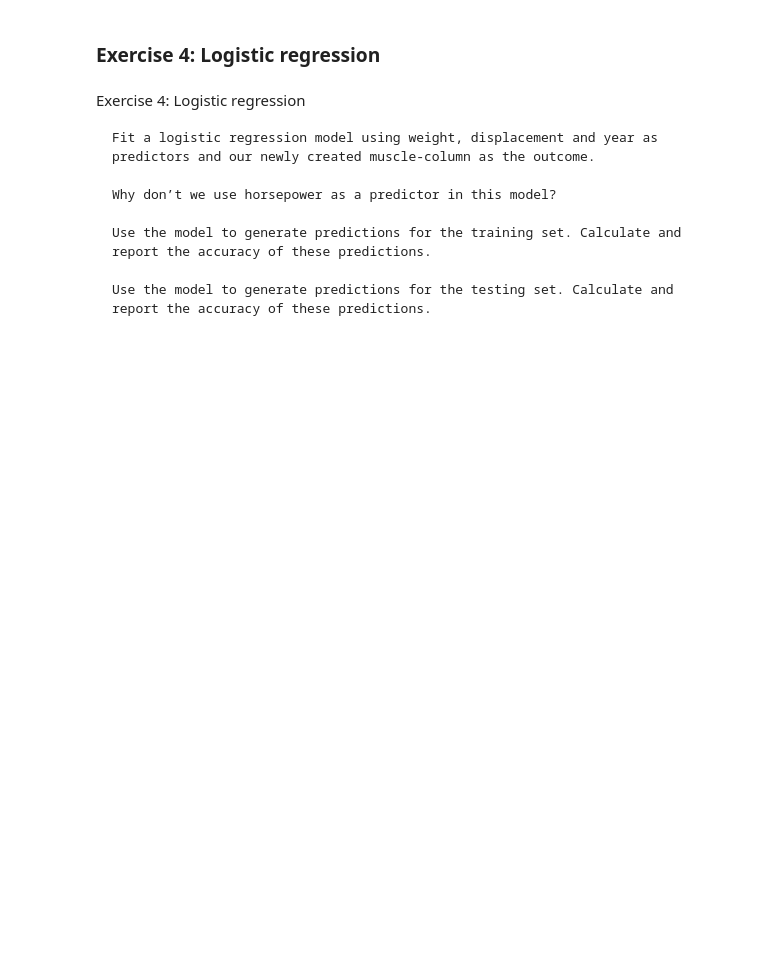
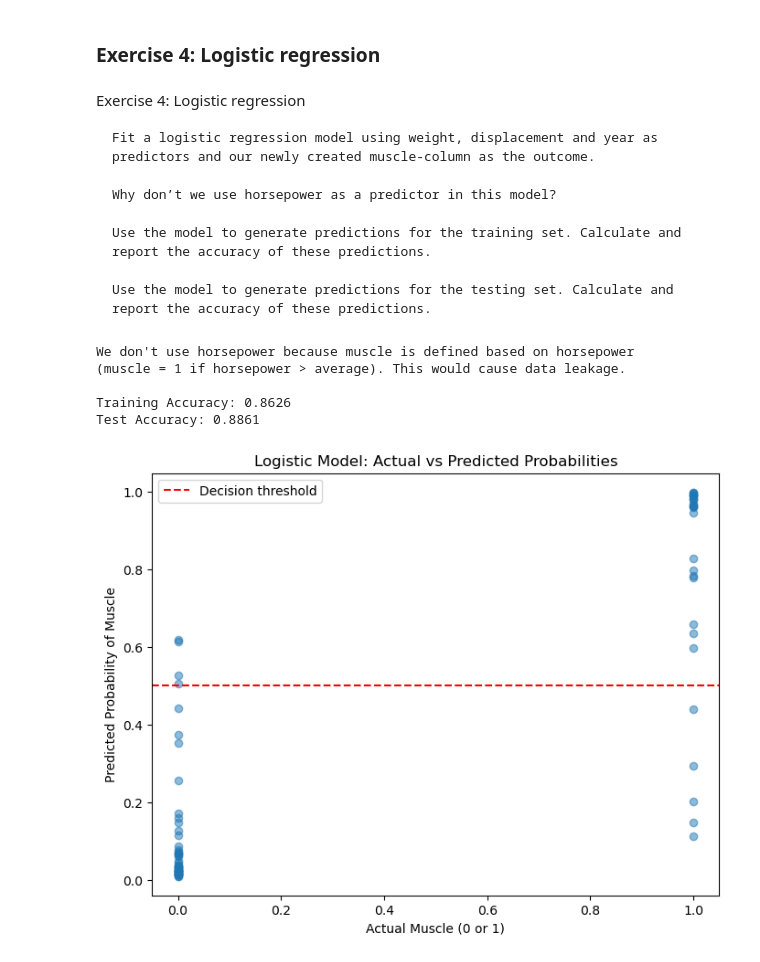
Before and after one commit to henrfo/PSY9511-Machine-learning-, a Jupyter notebook: assignment_2.ipynb, the cells around one changed output. Cells and saved outputs as stored; diff of their text form; code cells hidden in the pictures; blank space fills up the shorter version.

```diff
--- a/assignment_2.ipynb
+++ b/assignment_2.ipynb
@@ -123,3 +183,45 @@ Exercise 4: Logistic regression
     Use the model to generate predictions for the training set. Calculate and report the accuracy of these predictions.
 
     Use the model to generate predictions for the testing set. Calculate and report the accuracy of these predictions.
+# %%
+# 1) Fit logistic reg
+X_train_log = train_df[['weight', 'displacement', 'year']]
+y_train_log = train_df['muscle']
+X_test_log = test_df[['weight', 'displacement', 'year']]
+y_test_log = test_df['muscle']
+
+model_log = LogisticRegression(random_state=42)
+model_log.fit(X_train_log, y_train_log)
+
+# 2) Why not horsepower as predictor
+print("We don't use horsepower because muscle is defined based on horsepower")
+print("(muscle = 1 if horsepower > average). This would cause data leakage.\n")
+
+# 3) Predictions for training set + accuracy
+predictions_train = model_log.predict(X_train_log)
+accuracy_train = accuracy_score(y_train_log, predictions_train)
+print(f"Training Accuracy: {accuracy_train:.4f}")
+
+# 4) Predictions for test set + accuracy
+predictions_test = model_log.predict(X_test_log)
+accuracy_test = accuracy_score(y_test_log, predictions_test)
+print(f"Test Accuracy: {accuracy_test:.4f}")
+# %% [output]
+We don't use horsepower because muscle is defined based on horsepower
+(muscle = 1 if horsepower > average). This would cause data leakage.
+
+Training Accuracy: 0.8626
+Test Accuracy: 0.8861
+# %%
+# Plot for fun
+predictions_proba = model_log.predict_proba(X_test_log)[:, 1]
+plt.figure(figsize=(8, 6))
+plt.scatter(y_test_log, predictions_proba, alpha=0.5)
+plt.axhline(y=0.5, color='r', linestyle='--', label='Decision threshold')
+plt.xlabel('Actual Muscle (0 or 1)')
+plt.ylabel('Predicted Probability of Muscle')
+plt.title('Logistic Model: Actual vs Predicted Probabilities')
+plt.legend()
+plt.show()
+# %% [output]
+[figure, added]
```
Also changed, not shown: parts of 7 cells of this notebook.
